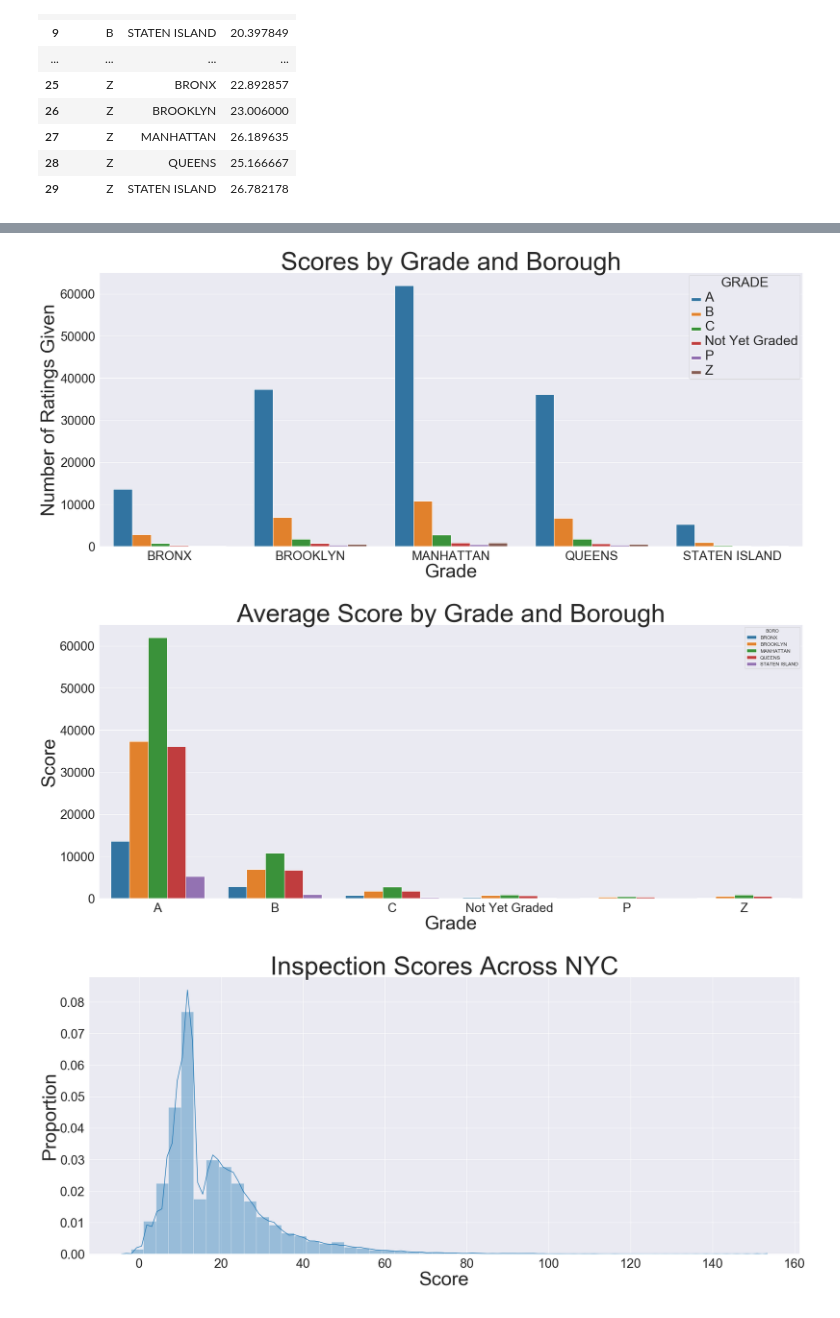
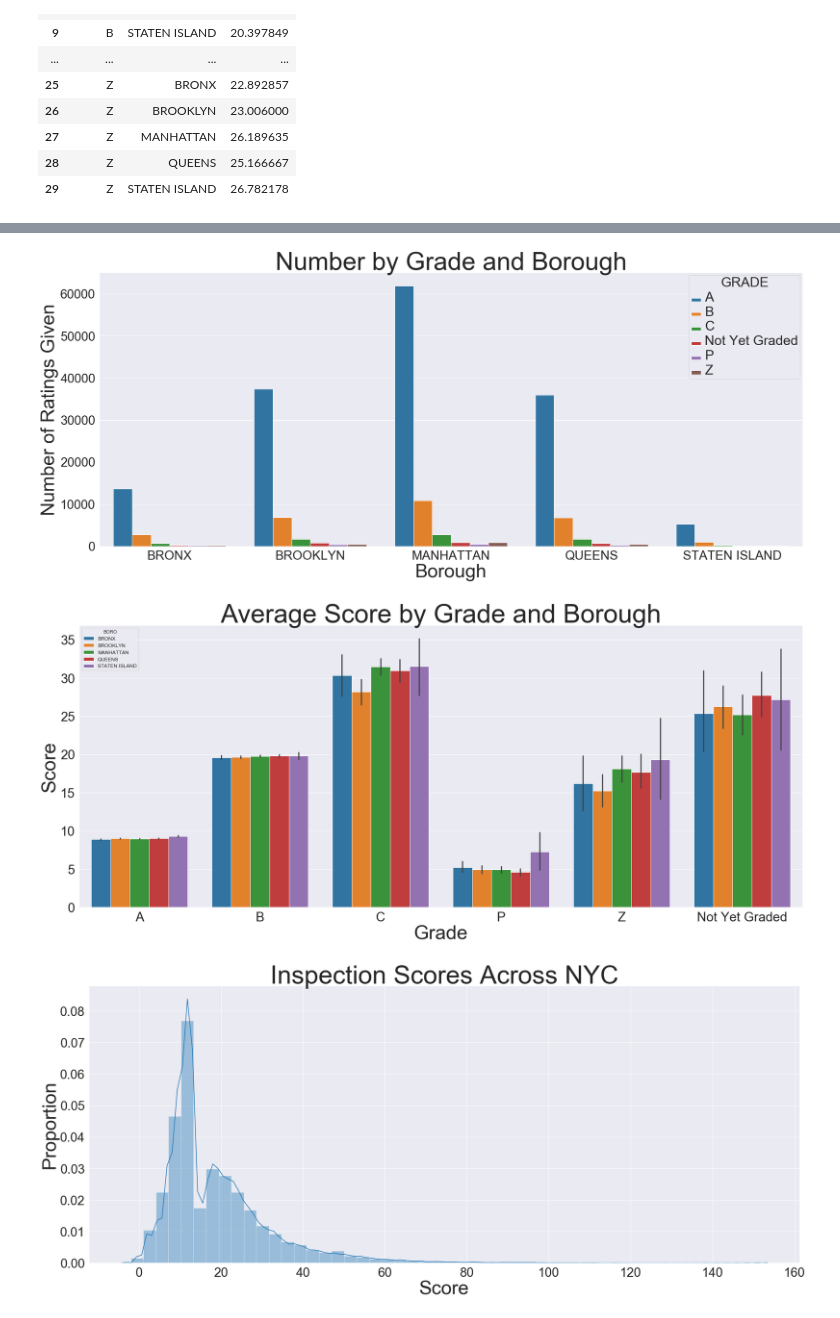
Before and after one commit to lzheng15/insight-data-challenges, a Jupyter notebook: Data Challenge Due Feb 15.ipynb, the cells around one changed output, grey strips where cells are left out. Cells and saved outputs as stored; diff of their text form; code cells hidden in the pictures.

```diff
--- a/Data Challenge Due Feb 15.ipynb
+++ b/Data Challenge Due Feb 15.ipynb
@@ -308,3 +328,9 @@ groupedata
 | 27 | Z | MANHATTAN | 26.189635 |
 | 28 | Z | QUEENS | 25.166667 |
 | 29 | Z | STATEN ISLAND | 26.782178 |
+# %%
+#clean data: subset only the id, inspection date, score, drop duplicates, sort values, drop na
+restos_test=restos[['CAMIS','INSPECTION DATE','SCORE', 'GRADE', 'BORO']]  #subset columns
+restos_test=restos_test.drop_duplicates(keep='first')  #drop dupes
+restos_test=restos_test.sort_values(['CAMIS', 'INSPECTION DATE'])  #sort
+restos_test=restos_test.dropna()  #get rid of missings
@@ -361,27 +380,27 @@ sns.set_style('darkgrid')
 sns.set_context("notebook", font_scale=1.05)
 plt.figure(figsize=(30,12))
 ax=sns.barplot(x='BORO',y='SCORE', hue='GRADE', data=boro_grade)
-ax.set_title("Scores by Grade and Borough", fontsize=60)
-ax.set_xlabel("Grade", fontsize=45)
+ax.set_title("Number by Grade and Borough", fontsize=60)
+ax.set_xlabel("Borough", fontsize=45)
 ax.set_ylabel("Number of Ratings Given", fontsize=45)
 ax.tick_params(labelsize=30)
 plt.setp(ax.get_legend().get_texts(), fontsize='32') # for legend text
 plt.setp(ax.get_legend().get_title(), fontsize='32') # for legend title
 plt.savefig("grade_borough2.png")
 # %% [output]
-[figure, old version]
+[figure, new version]
 # %%
 sns.set_style('darkgrid')
 sns.set_context("notebook", font_scale=1.05)
 plt.figure(figsize=(30,12))
-ax=sns.barplot(x='GRADE',y='SCORE', hue='BORO', data=boro_grade)
+ax=sns.barplot(x='GRADE',y='SCORE', hue='BORO', data=restos_test)
 ax.set_title("Average Score by Grade and Borough", fontsize=60)
 ax.set_xlabel("Grade", fontsize=45)
 ax.set_ylabel("Score", fontsize=45)
 ax.tick_params(labelsize=30)
 #plt.savefig("grade_borough.png")
 # %% [output]
-[figure, old version]
+[figure, new version]
 # %%
 #have to drop missings first then make into distplot
 score=restos['SCORE'].dropna()
```
Also changed, not shown: parts of 13 cells of this notebook.
